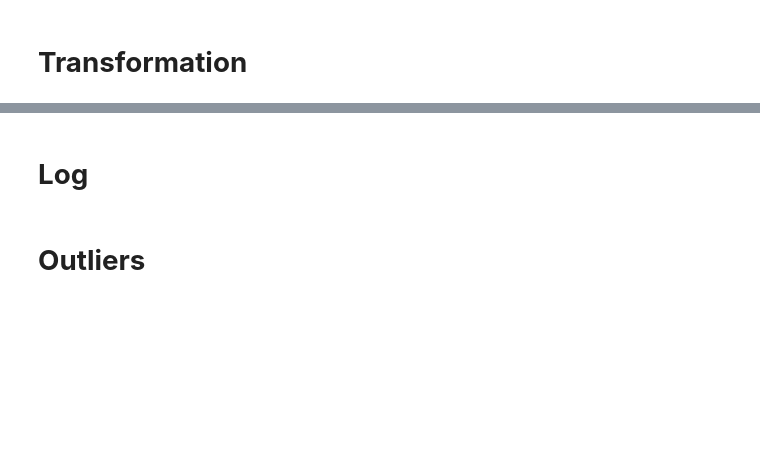
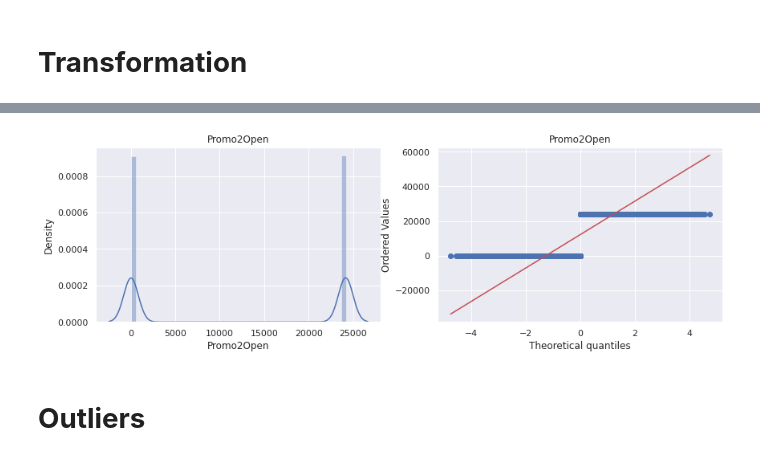
Before and after one commit to SaniyaBubere/ML_Regression_Retails_Sales_Prediction, a Jupyter notebook: ML_Regression_Retails_sales_Prediction.ipynb, the cells around one changed output, grey strips where cells are left out. Drawn from its saved outputs; the diff is of its cells as text; code cells hidden in the pictures; blank space fills up the shorter version.

```diff
--- a/ML_Regression_Retails_sales_Prediction.ipynb
+++ b/ML_Regression_Retails_sales_Prediction.ipynb
@@ -1411,11 +1370,11 @@ plt.show()
 # %%
 plt.figure(figsize=(14,4))
 plt.subplot(121)
-sns.distplot(X_train['Promo2SinceYear'])
-plt.title('Promo2SinceYear')
+sns.distplot(X_train['Promo2Open'])
+plt.title('Promo2Open')
 plt.subplot(122)
-stats.probplot(X_train['Promo2SinceYear'],dist='norm',plot=plt)
-plt.title('Promo2SinceYear')
+stats.probplot(X_train['Promo2Open'],dist='norm',plot=plt)
+plt.title('Promo2Open')
 plt.show()
+# %% [output]
+[figure, added]
-# %% [markdown]
-# **Log**
```
Also changed, not shown: parts of 250 cells of this notebook.
